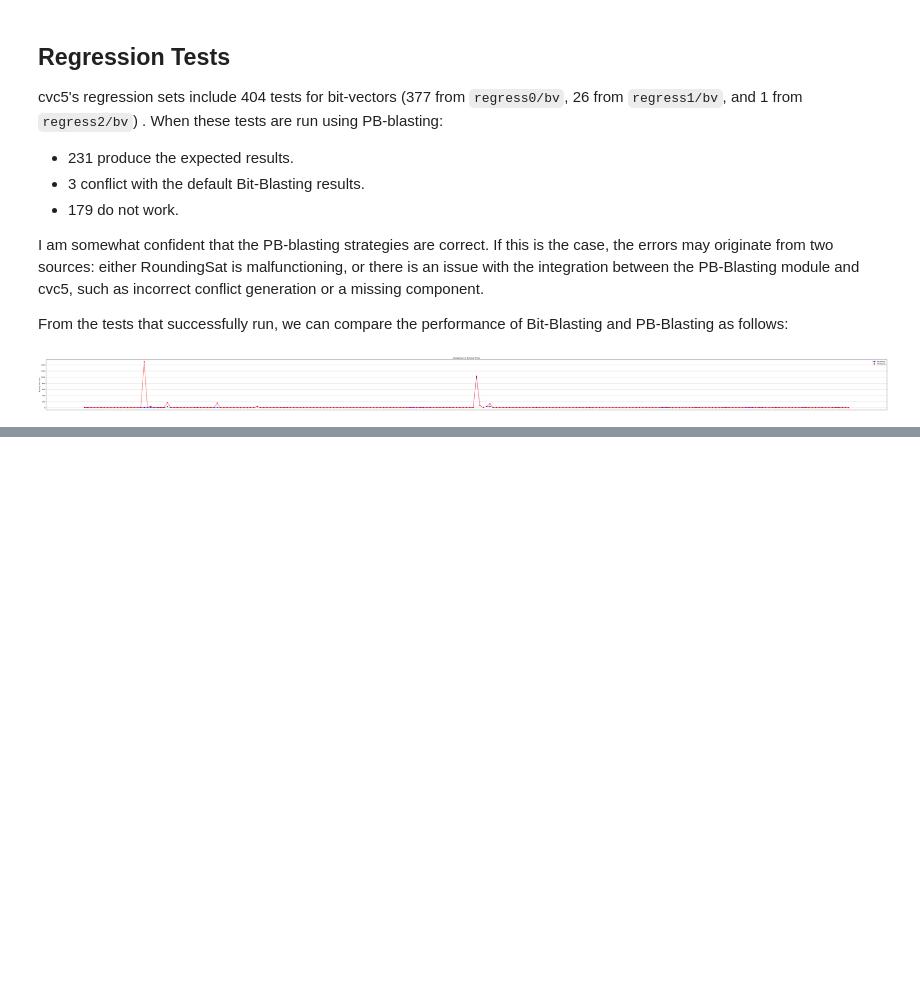
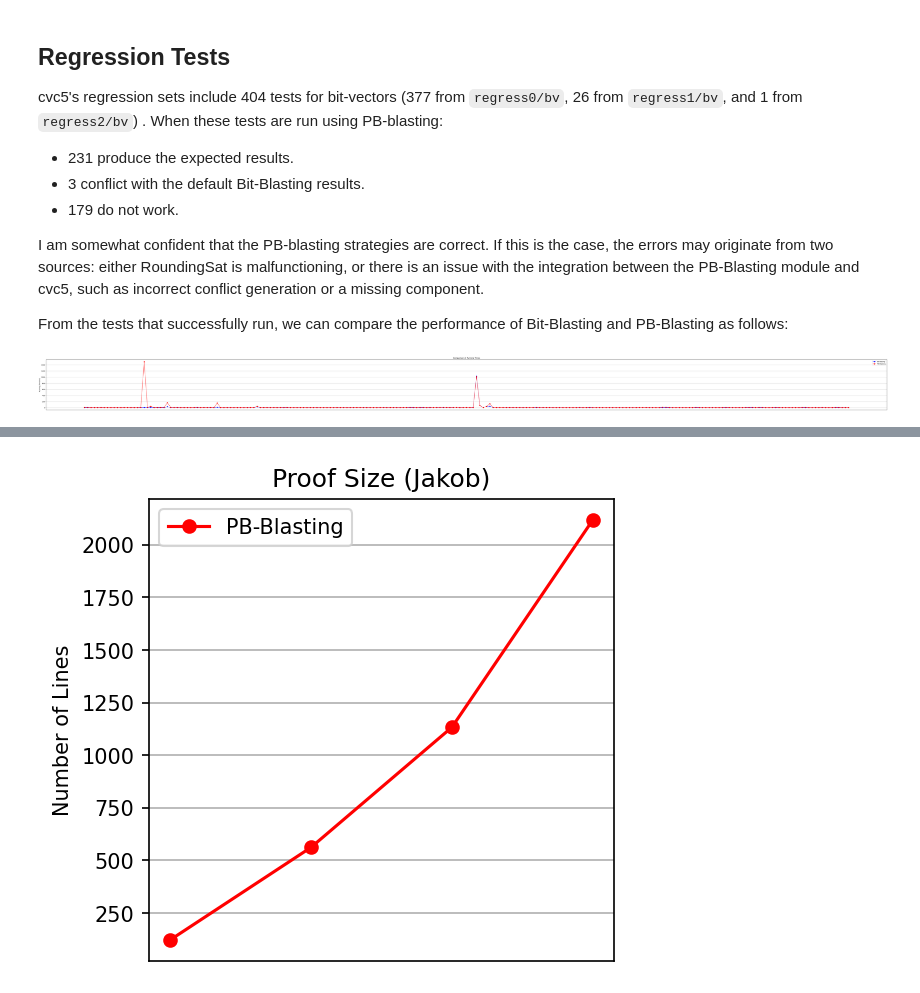
Before and after one commit to alanctprado/cvc5, a Jupyter notebook: pb/results.ipynb, the cells around one changed output, grey strips where cells are left out. Saved outputs shown, nothing was run; the diff lists cells and outputs as text; code cells hidden in the pictures; blank space fills up the shorter version.

```diff
--- a/pb/results.ipynb
+++ b/pb/results.ipynb
@@ -132,0 +169,5 @@ plot_regression_result(bb_result, pb_result, 100, 6)
+# %%
+pb_proof_lines = [122, 562, 1133, 2118,]
+plot_list_of_values(pb_proof_lines, 4, 4, 150, "PB-Blasting", "Number of Lines", "Proof Size (Jakob)", 'r')
+# %% [output]
+[figure, added]
```
Also changed, not shown: parts of 9 cells of this notebook, 4 other files.
